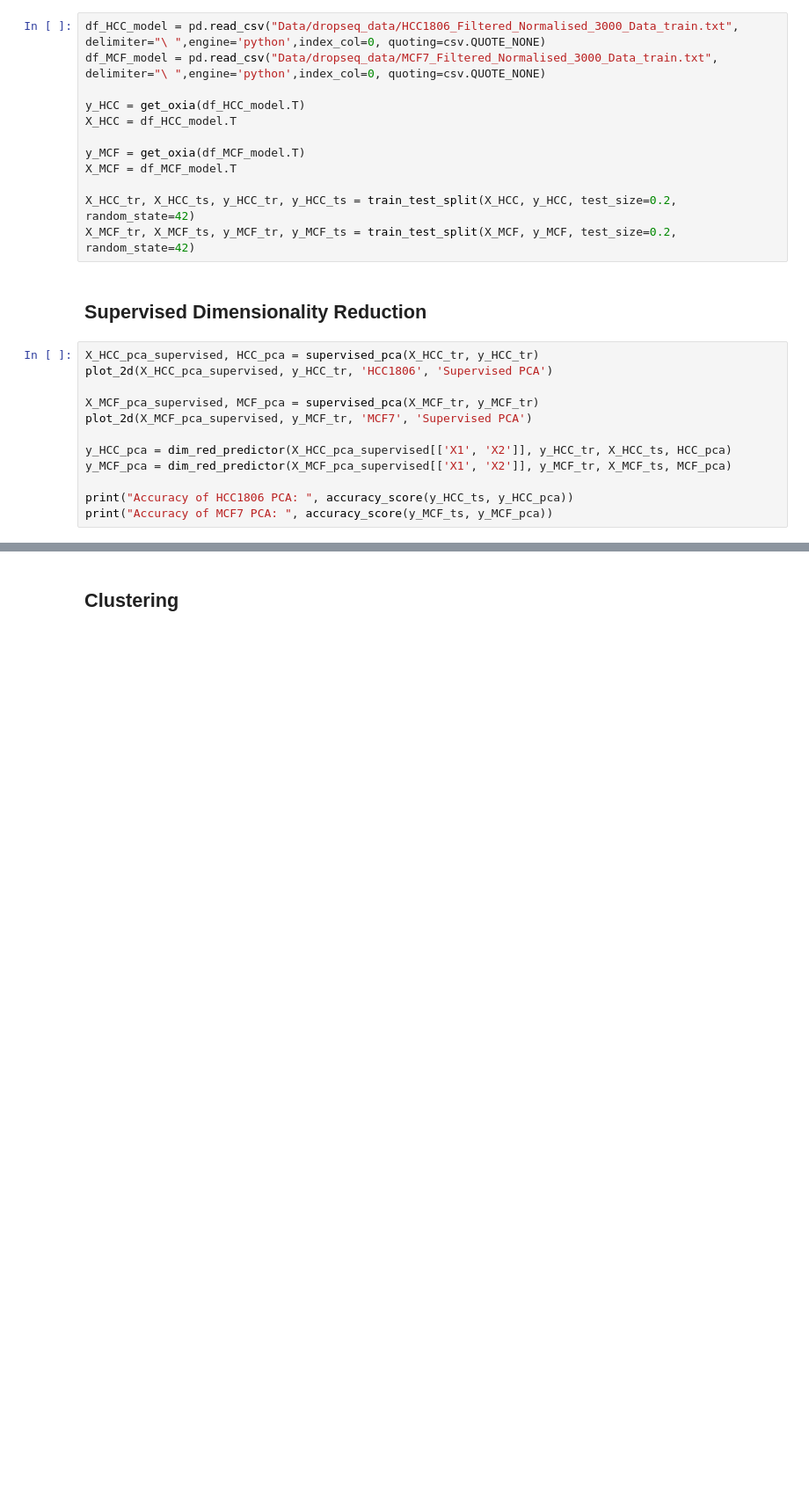
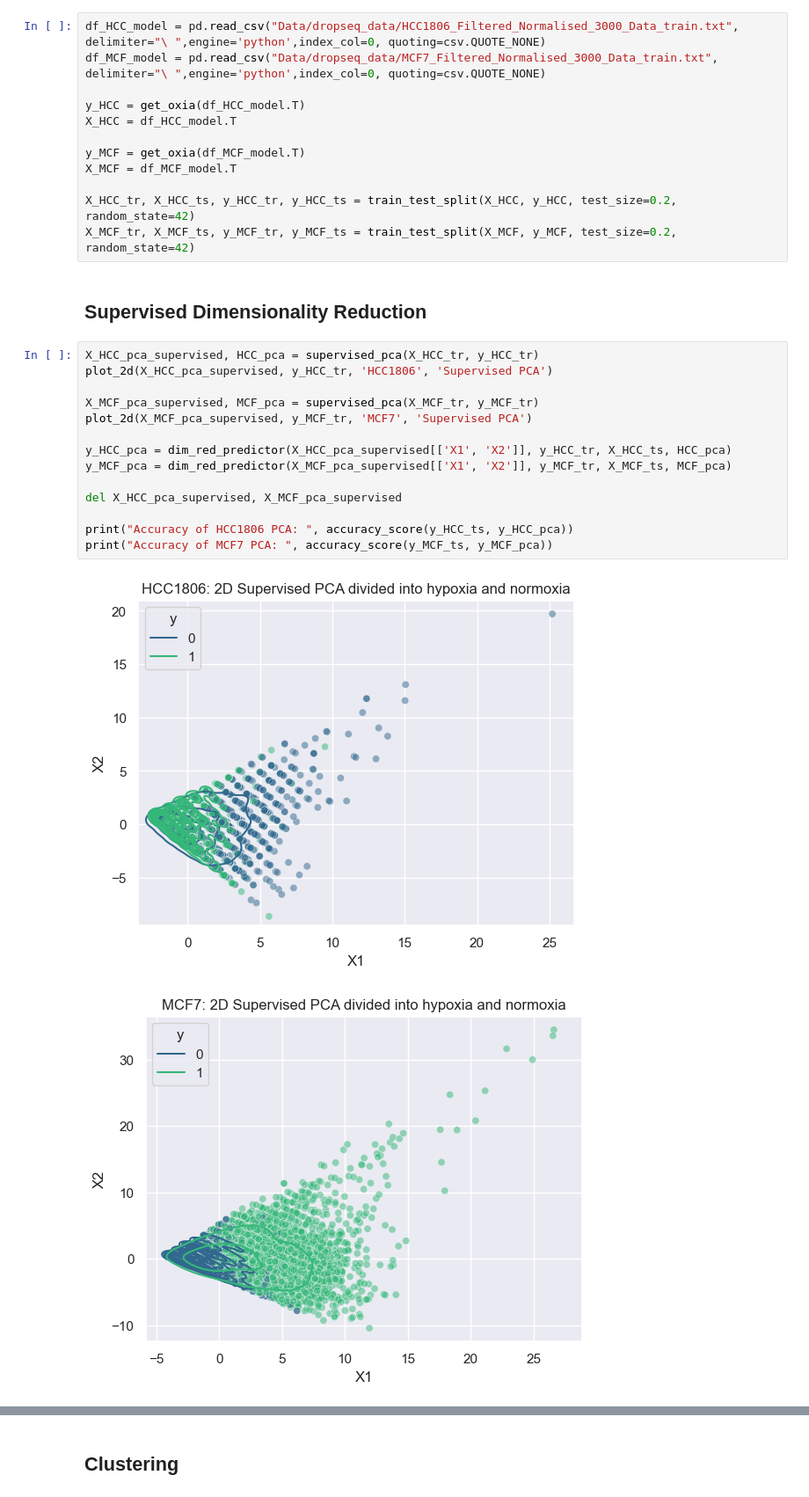
Before and after one commit to MikyLanfra/Prediction_on_Cancer_Cells, a Jupyter notebook: DropSeq.ipynb, the cells around one changed output, grey strips where cells are left out. Shown at 88% size. Cells and saved outputs as stored; diff of their text form; blank space fills up the shorter version.

```diff
--- a/DropSeq.ipynb
+++ b/DropSeq.ipynb
@@ -36,12 +36,17 @@ X_MCF_tr, X_MCF_ts, y_MCF_tr, y_MCF_ts = train_test_split(X_MCF, y_MCF, test_siz
 # %%
 X_HCC_pca_supervised, HCC_pca = supervised_pca(X_HCC_tr, y_HCC_tr)
 plot_2d(X_HCC_pca_supervised, y_HCC_tr, 'HCC1806', 'Supervised PCA')
 
 X_MCF_pca_supervised, MCF_pca = supervised_pca(X_MCF_tr, y_MCF_tr)
 plot_2d(X_MCF_pca_supervised, y_MCF_tr, 'MCF7', 'Supervised PCA')
 
 y_HCC_pca = dim_red_predictor(X_HCC_pca_supervised[['X1', 'X2']], y_HCC_tr, X_HCC_ts, HCC_pca)
 y_MCF_pca = dim_red_predictor(X_MCF_pca_supervised[['X1', 'X2']], y_MCF_tr, X_MCF_ts, MCF_pca)
 
+del X_HCC_pca_supervised, X_MCF_pca_supervised
+
 print("Accuracy of HCC1806 PCA: ", accuracy_score(y_HCC_ts, y_HCC_pca))
 print("Accuracy of MCF7 PCA: ", accuracy_score(y_MCF_ts, y_MCF_pca))
+# %% [output]
+[figure, added]
+[figure, added]
```
Also changed, not shown: parts of 17 cells of this notebook, 25 other files.
